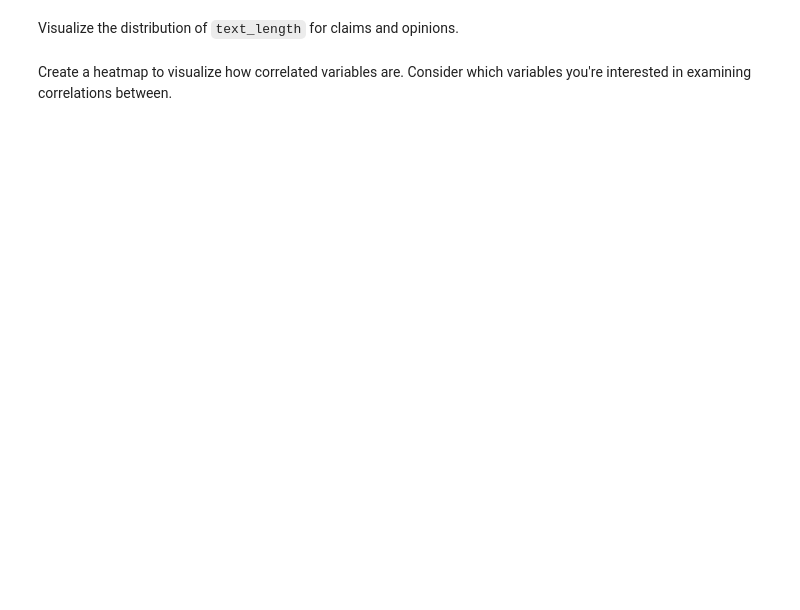
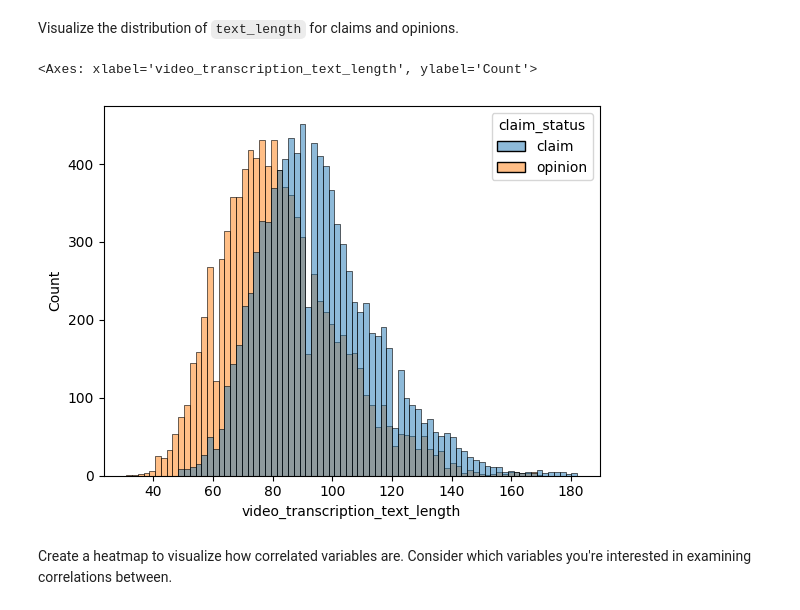
Before and after one commit to philkaks/Ml-journey, a Jupyter notebook: DataScience/google_course/Activity_Course 6 TikTok project lab.ipynb, the cells around one changed output. Saved outputs shown, nothing was run; the diff lists cells and outputs as text; code cells hidden in the pictures; blank space fills up the shorter version.

```diff
--- a/DataScience/google_course/Activity_Course 6 TikTok project lab.ipynb
+++ b/DataScience/google_course/Activity_Course 6 TikTok project lab.ipynb
@@ -88,7 +97,7 @@ Now load the data from the provided csv file into a dataframe.
 **Note:** As shown in this cell, the dataset has been automatically loaded in for you. You do not need to download the .csv file, or provide more code, in order to access the dataset and proceed with this lab. Please continue with this activity by completing the following instructions.
 # %%
 # Load dataset into dataframe
-data = pd.read_csv("tiktok_dataset.csv")
+data = pd.read_csv("D:/Ml journey/DataScience/datasets google course/tiktok_dataset   translating no.s to insights.csv")
 # %% [markdown]
 <img src="images/Analyze.png" width="100" height="100" align=left>
 
@@ -130,6 +212,7 @@ Check for and handle missing values.
 # %%
 # Drop rows with missing values
 ### YOUR CODE HERE ###
+data.dropna(inplace=True)
 # %%
 
 # Display first few rows after handling missing values
@@ -160,3 +260,5 @@ Extract the length of each `video_transcription_text` and add this as a column t
 # %%
 # Extract the length of each `video_transcription_text` and add this as a column to the dataframe
 ### YOUR CODE HERE ###
+data['video_transcription_text_length'] = data['video_transcription_text'].str.len()
+data['video_transcription_text_length']
@@ -170,7 +301,13 @@ Visualize the distribution of `text_length` for claims and opinions.
 # %%
 # Visualize the distribution of `text_length` for claims and opinions
 # Create two histograms in one plot
 ### YOUR CODE HERE ###
+sns.histplot(
+    data=data, x= data['video_transcription_text_length'], hue='claim_status'
+)
+# %% [output]
+<Axes: xlabel='video_transcription_text_length', ylabel='Count'>
+[figure, added]
 # %% [markdown]
 Create a heatmap to visualize how correlated variables are. Consider which variables you're interested in examining correlations between.
 # %%
```
Also changed, not shown: parts of 16 cells of this notebook.
